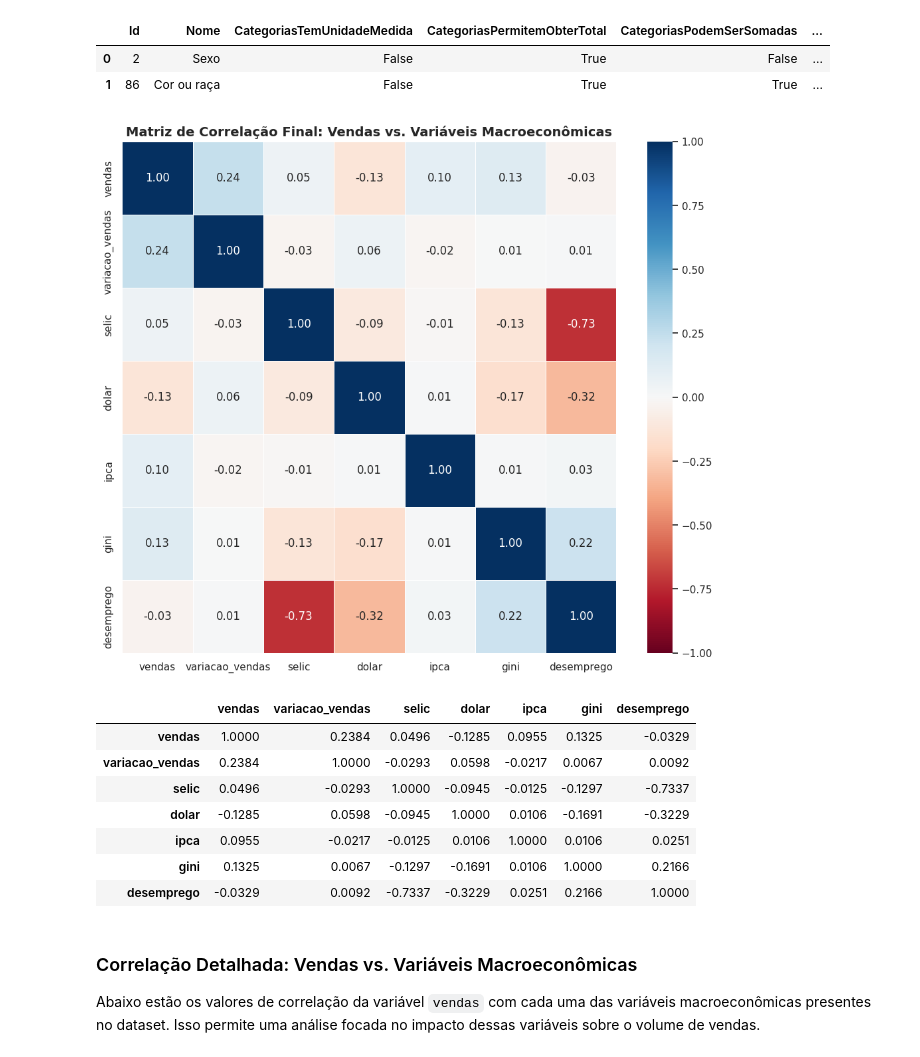
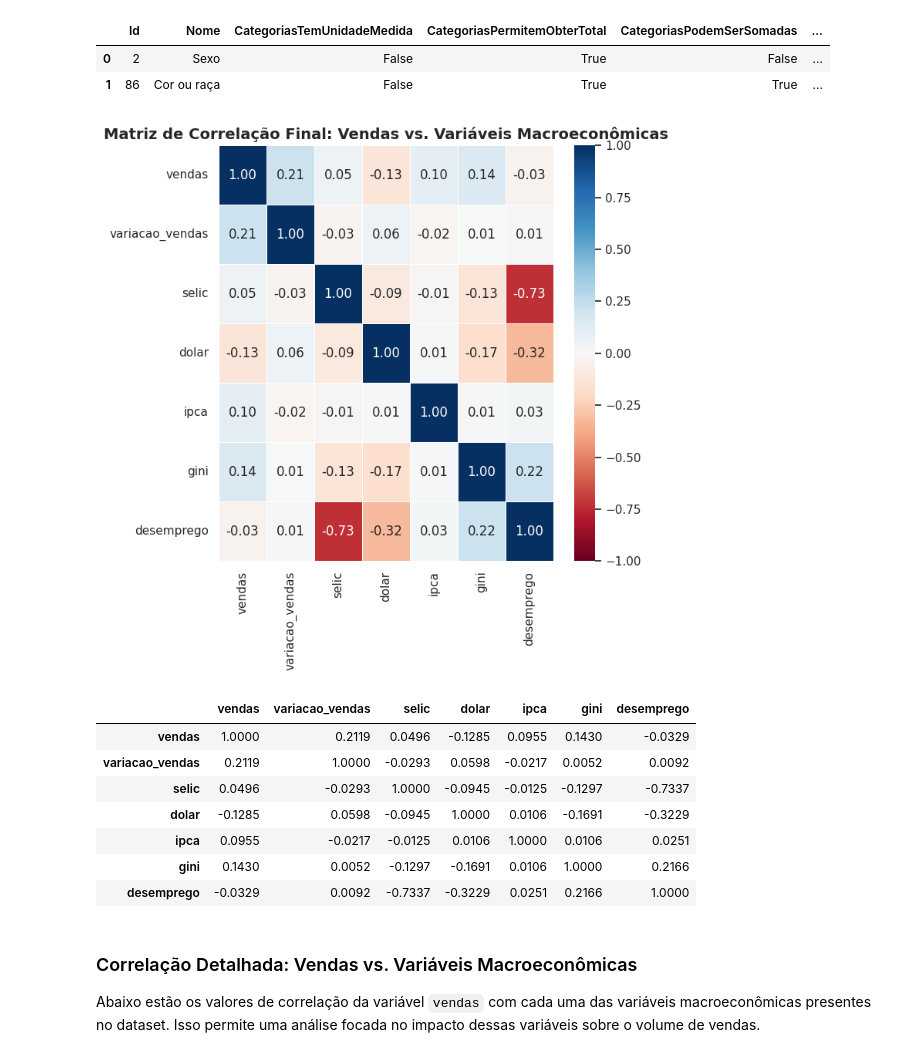
Before and after one commit to leandromvs/MVP-Analise-de-dados-e-boas-praticas-PUC-RIO, a Jupyter notebook: MVP_Analise_de_dados_e_boas_praticas_PUC_RIO_FINAL.ipynb, the cells around one changed output. Saved outputs shown, nothing was run; the diff lists cells and outputs as text; code cells hidden in the pictures.

```diff
--- a/MVP_Analise_de_dados_e_boas_praticas_PUC_RIO_FINAL.ipynb
+++ b/MVP_Analise_de_dados_e_boas_praticas_PUC_RIO_FINAL.ipynb
@@ -1387,7 +1353,7 @@ def montar_base_analitica_final(
     df_resultado['variacao_vendas'] = df_resultado.groupby(['estado', 'setor'])['vendas'].pct_change()
 
     # 6. Remover linhas com auséncias críticas
-    colunas_obrigatorias = ['data', 'ano_mes', 'estado', 'setor', 'vendas', 'variacao_vendas', 'selic', 'dolar', 'ipca', 'desemprego', 'gini']
+    colunas_obrigatorias = ['data', 'ano_mes', 'estado', 'setor', 'vendas']
 
     df_resultado = df_resultado.dropna(subset=colunas_obrigatorias)
     n_final = len(df_resultado)
@@ -1884,30 +1844,24 @@ Seção de Classificações para Desemprego PNAD:
 | 0 | 2 | Sexo | False | True | False | ... |
 | 1 | 86 | Cor ou raça | False | True | True | ... |
 # %%
-import matplotlib.pyplot as plt
-import seaborn as sns
-
 # Selecionando as colunas numéricas relevantes da base final tratada (sem renda)
 colunas_analise = ['vendas', 'variacao_vendas', 'selic', 'dolar', 'ipca', 'gini', 'desemprego']
 corr_matrix_final = df_base_final[colunas_analise].corr()
 
-# Configurando o gráfico de mapa de calor
-plt.figure(figsize=(12, 10))
+plt.figure(figsize=(7, 7))
 sns.heatmap(corr_matrix_final, annot=True, cmap='RdBu', fmt='.2f', linewidths=0.5, vmin=-1, vmax=1)
 plt.title('Matriz de Correlação Final: Vendas vs. Variáveis Macroeconômicas', fontsize=14, fontweight='bold')
 plt.show()
-
-# Exibindo os valores exatos para conferéncia
 display(corr_matrix_final)
 # %% [output]
-[figure, old version]
+[figure, new version]
 |  | vendas | variacao_vendas | selic | dolar | ipca | gini | desemprego |
-| vendas | 1.0000 | 0.2384 | 0.0496 | -0.1285 | 0.0955 | 0.1325 | -0.0329 |
-| variacao_vendas | 0.2384 | 1.0000 | -0.0293 | 0.0598 | -0.0217 | 0.0067 | 0.0092 |
+| vendas | 1.0000 | 0.2119 | 0.0496 | -0.1285 | 0.0955 | 0.1430 | -0.0329 |
+| variacao_vendas | 0.2119 | 1.0000 | -0.0293 | 0.0598 | -0.0217 | 0.0052 | 0.0092 |
 | selic | 0.0496 | -0.0293 | 1.0000 | -0.0945 | -0.0125 | -0.1297 | -0.7337 |
 | dolar | -0.1285 | 0.0598 | -0.0945 | 1.0000 | 0.0106 | -0.1691 | -0.3229 |
 | ipca | 0.0955 | -0.0217 | -0.0125 | 0.0106 | 1.0000 | 0.0106 | 0.0251 |
-| gini | 0.1325 | 0.0067 | -0.1297 | -0.1691 | 0.0106 | 1.0000 | 0.2166 |
+| gini | 0.1430 | 0.0052 | -0.1297 | -0.1691 | 0.0106 | 1.0000 | 0.2166 |
 | desemprego | -0.0329 | 0.0092 | -0.7337 | -0.3229 | 0.0251 | 0.2166 | 1.0000 |
 # %% [markdown]
 ### Correlação Detalhada: Vendas vs. Variáveis Macroeconômicas
```
Also changed, not shown: parts of 87 cells of this notebook.
